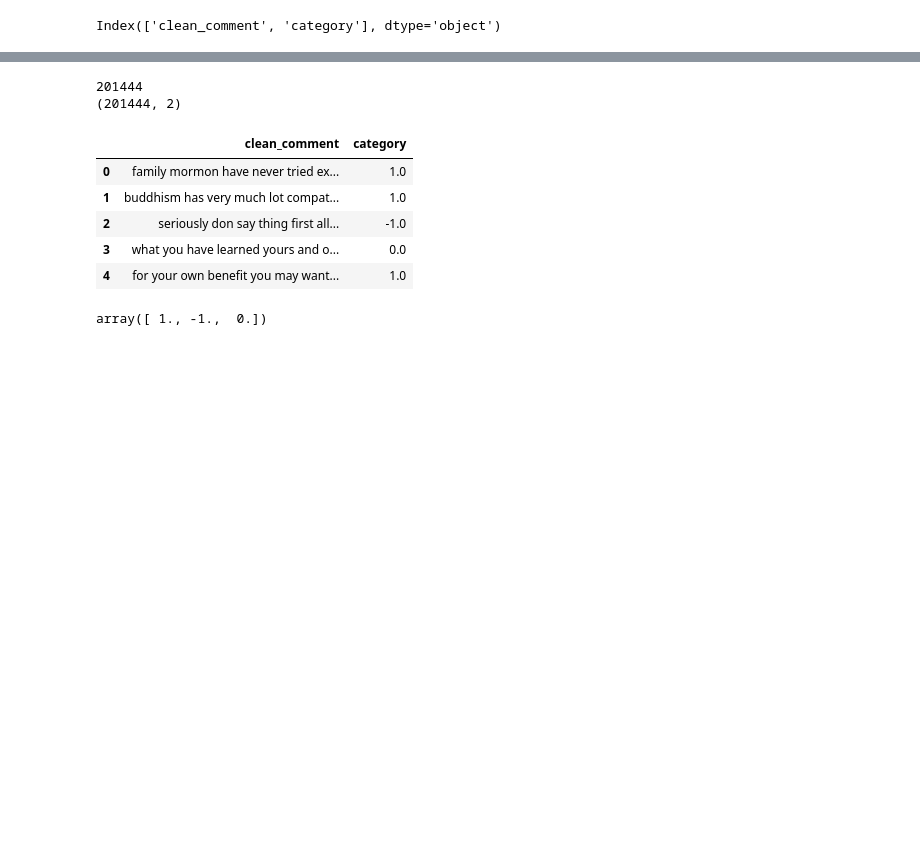
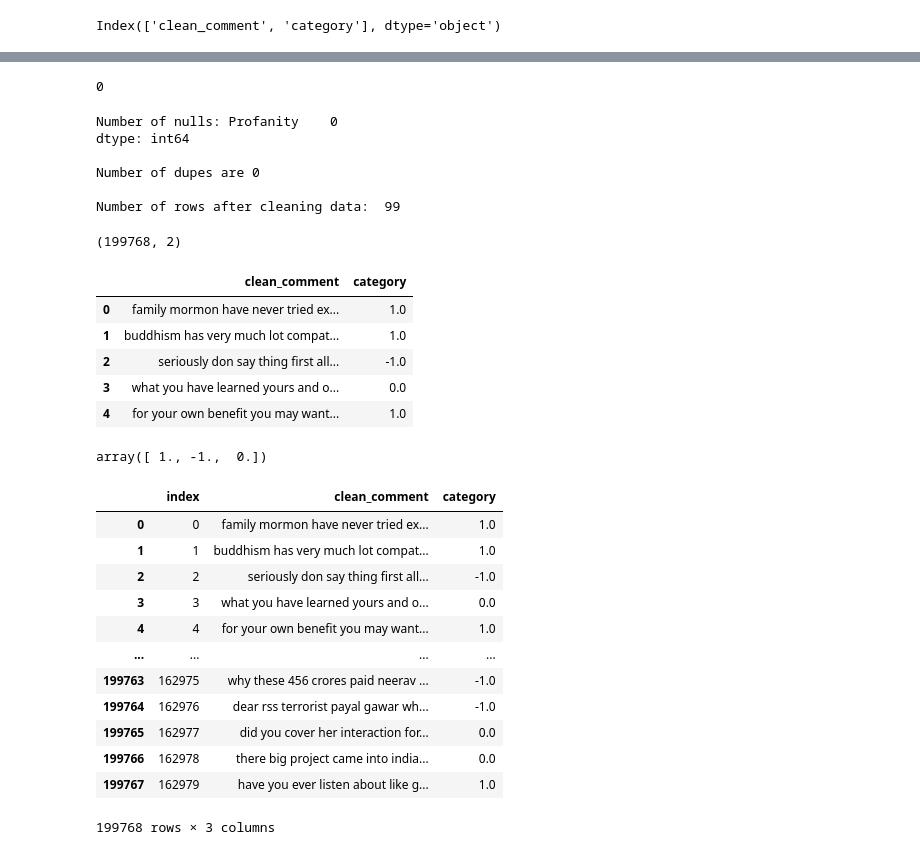
Before and after one commit to socialmedia-NLP-classifier/twitter-classifier, a Jupyter notebook: Project_Notebook2.ipynb, the cells around one changed output, grey strips where cells are left out. Drawn from its saved outputs; the diff is of its cells as text; code cells hidden in the pictures; blank space fills up the shorter version.

```diff
--- a/Project_Notebook2.ipynb
+++ b/Project_Notebook2.ipynb
@@ -143,0 +149,4 @@ Number of rows after cleaning data:  36799
+# %%
+#Dropping dupes
+df_reddit_data = df_reddit_data.drop_duplicates()
+print(df_reddit_data.duplicated().sum())
@@ -237,0 +200,2 @@ Number of rows after cleaning data:  1676
+# %%
+df_twitter_data = df_twitter_data.dropna()
@@ -237,0 +212,4 @@ Number of rows after cleaning data:  1676
+# %%
+# Renaming 'clean_text' to 'clean_comment' like the reddit dataframe has
+# to facilitate the merging of both dataframes
+df_twitter_data = df_twitter_data.rename(columns = { "clean_text" : "clean_comment"})
@@ -238,17 +310,31 @@ Number of rows after cleaning data:  1676
+# %%
+#Dropping dupes
+df_more_bad_words = df_more_bad_words.drop_duplicates()
+print(df_more_bad_words.duplicated().sum())
+# %% [output]
+0
+# %%
+# Sanity Checking
+print('Number of nulls: ' + str(df_more_bad_words.isnull().sum()))
+print("\nNumber of dupes are " + str(df_more_bad_words.duplicated().sum()))
+# print(str(df_reddit_data.duplicated()[condition]))
+print('\nNumber of rows after cleaning data: ', df_more_bad_words.shape[0])
+# %% [output]
+Number of nulls: Profanity    0
+dtype: int64
+
+Number of dupes are 0
+
+Number of rows after cleaning data:  99
 # %%
 # My attempt at merging the reddit and twitter datasets together
-df_twitter_data.columns =["clean_comment", "category"]
-
-list_of_df = [df_reddit_data, df_twitter_data, df_profanity]
-
-df_posts = pd.concat(list_of_df, ignore_index=True)
+list_of_dataframes = [df_reddit_data, df_twitter_data]
+df_posts = pd.concat(list_of_dataframes)
 # %%
-print(sum(len(a) for a in list_of_df))
 print(str(df_posts.shape))
 df_posts.head()
 # %% [output]
-201444
-(201444, 2)
+(199768, 2)
 |  | clean_comment | category |
 | 0 | family mormon have never tried ex... | 1.0 |
 | 1 | buddhism has very much lot compat... | 1.0 |
@@ -260,3 +346,22 @@ df_posts.head()
 df_posts.category.unique()
 # %% [output]
 array([ 1., -1.,  0.])
+# %%
+# The index values of each row were messed up after cleaning the data
+# and merging/concatinating the data, so I used the following to make sure that
+# the index values in the new dataframe correspond to the correct tuple
+df_posts.reset_index()
+# %% [output]
+|  | index | clean_comment | category |
+| 0 | 0 | family mormon have never tried ex... | 1.0 |
+| 1 | 1 | buddhism has very much lot compat... | 1.0 |
+| 2 | 2 | seriously don say thing first all... | -1.0 |
+| 3 | 3 | what you have learned yours and o... | 0.0 |
+| 4 | 4 | for your own benefit you may want... | 1.0 |
+| ... | ... | ... | ... |
+| 199763 | 162975 | why these 456 crores paid neerav ... | -1.0 |
+| 199764 | 162976 | dear rss terrorist payal gawar wh... | -1.0 |
+| 199765 | 162977 | did you cover her interaction for... | 0.0 |
+| 199766 | 162978 | there big project came into india... | 0.0 |
+| 199767 | 162979 | have you ever listen about like g... | 1.0 |
+199768 rows × 3 columns
```
Also changed, not shown: parts of 53 cells of this notebook, 1 other file.
